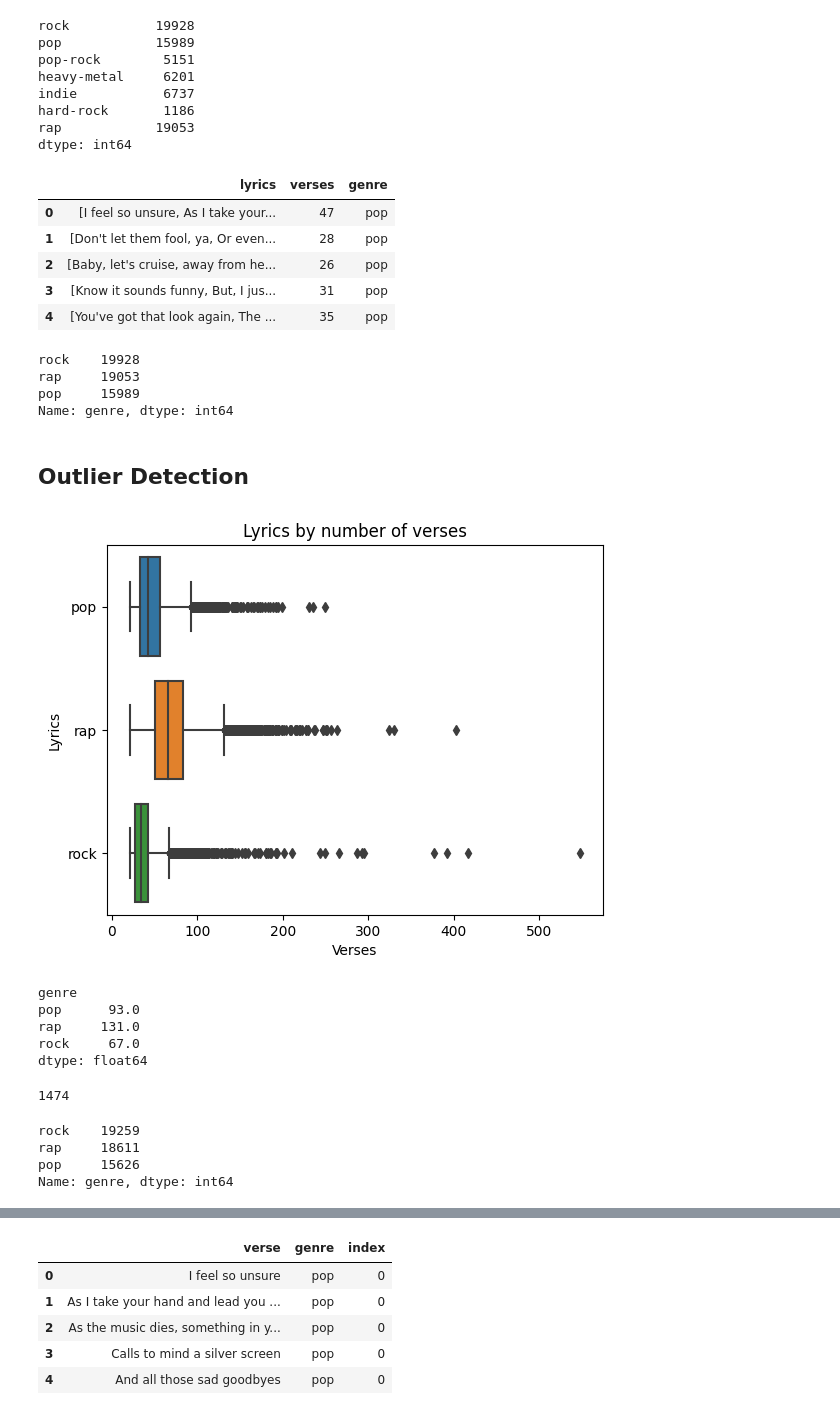
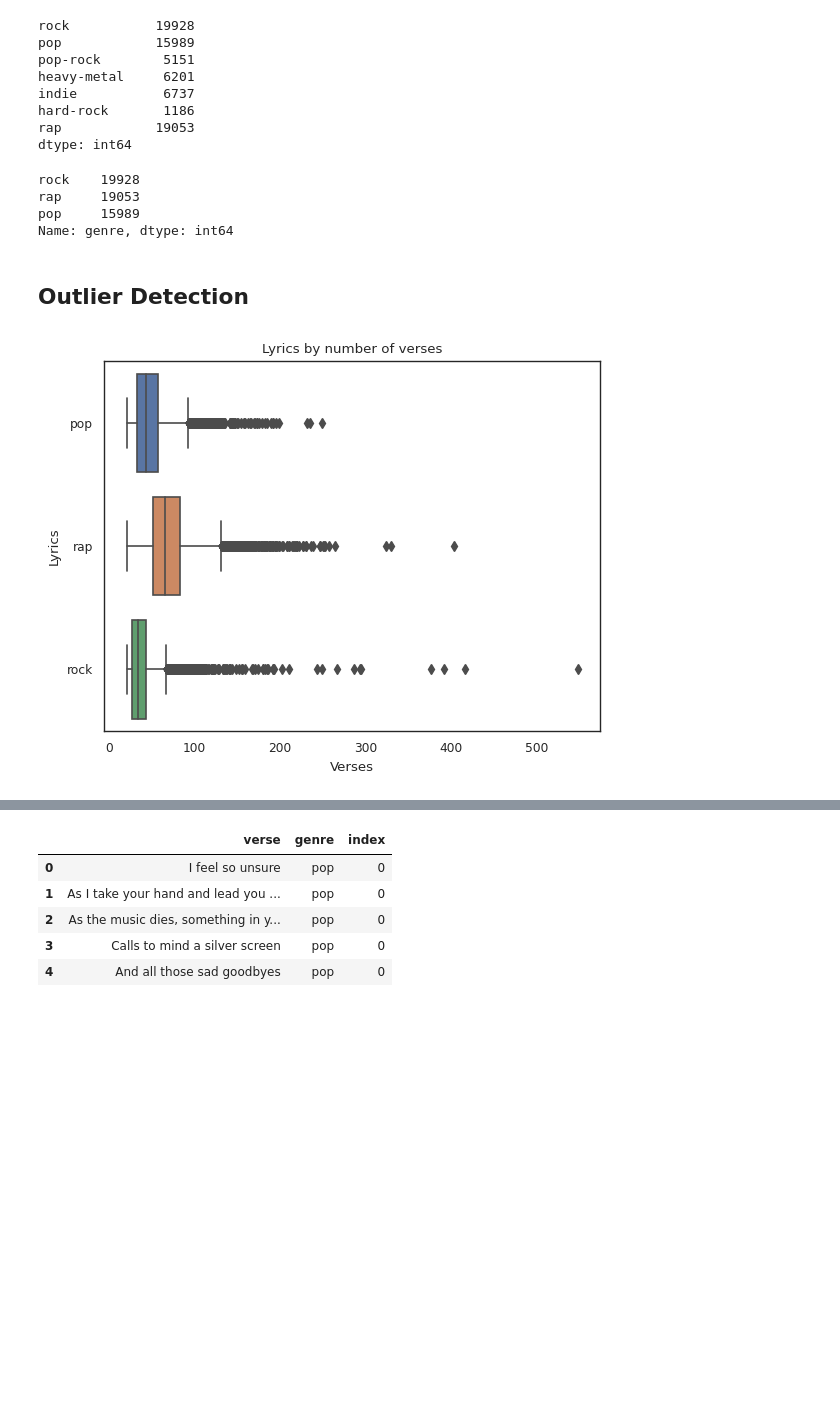
Before and after one commit to mattiapggioli/lyrics2ts, a Jupyter notebook: notebooks/data_preparation.ipynb, the cells around one changed output, grey strips where cells are left out. Cells and saved outputs as stored; diff of their text form; code cells hidden in the pictures; blank space fills up the shorter version.

```diff
--- a/notebooks/data_preparation.ipynb
+++ b/notebooks/data_preparation.ipynb
@@ -148,10 +154,10 @@ Number of lyrics 143165
 # Duplicates are songs with multiple artists (e.g. a featuring)
 # Remove duplicates having the same genre
 print(f'Duplicates with the same genre: {df.duplicated().sum()}')
-df.drop_duplicates(inplace=True)
+df = df.drop_duplicates()
 # Remove lyrics with different genres among duplicates:
 print(f'Duplicates with different genres: {df.duplicated(subset="lyrics").sum()}')
-df.drop_duplicates(subset="lyrics", keep=False, inplace=True)
+df = df.drop_duplicates(subset="lyrics", keep=False)
 # %% [output]
 Duplicates with the same genre: 646
 Duplicates with different genres: 555
@@ -176,5 +182,5 @@ clean_text(rand)
 # %%
-df['lyrics'] = [clean_text(lyrics) for lyrics in tqdm(df['lyrics'])]
+df['lyrics'] = [clean_text(lyrics) for lyrics in df['lyrics']]
 # %%
 # Split lyrics in verses consider \n as sep, filter empty element in list (it's the result of '\n\n' or spaces)
 df['lyrics'] = list(map(lambda x: [verse for verse in x.split('\n') if verse.strip()], df['lyrics']))
@@ -214,43 +219,35 @@ rap            19053
 dtype: int64
 # %%
 # Drop songs with multiple genres
-df.drop(df[df[genre_labels].sum(axis=1) > 1].index, inplace=True)
+df = df.drop(df[df[genre_labels].sum(axis=1) > 1].index)
 # Keep only rock, pop and rap lyrics:
 # 1) Remove columns
-df.drop(columns=['pop-rock','heavy-metal','indie','hard-rock'], inplace=True)
+df = df.drop(columns=['pop-rock','heavy-metal','indie','hard-rock'])
 # 2) Remove rows
 genre_labels = ['rock','pop','rap']
-df.drop(df[df[genre_labels].sum(axis=1) == 0].index, inplace=True)
+df = df.drop(df[df[genre_labels].sum(axis=1) == 0].index)
 # %%
 # Map again dummy variables to labels
-df['genre'] = df[['rock', 'pop', 'rap']].apply(lambda x: 'rock' if x[0] == 1 else ('pop' if x[1] == 1 else ('rap' if x[2] == 1 else None)), axis=1)
+df['genre'] = df[['rock', 'pop', 'rap']].apply(
+    lambda x: 'rock' if x[0] == 1 else ('pop' if x[1] == 1 else ('rap' if x[2] == 1 else None)), axis=1)
 
 # Drop dummy variables
 df = df.drop(columns=['rock', 'pop', 'rap'])
 
-df.head()
+df['genre'].value_counts()
 # %% [output]
-|  | lyrics | verses | genre |
-| 0 | [I feel so unsure, As I take your... | 47 | pop |
-| 1 | [Don't let them fool, ya, Or even... | 28 | pop |
-| 2 | [Baby, let's cruise, away from he... | 26 | pop |
-| 3 | [Know it sounds funny, But, I jus... | 31 | pop |
-| 4 | [You've got that look again, The ... | 35 | pop |
+rock    19928
+rap     19053
+pop     15989
+Name: genre, dtype: int64
-# %%
-df['genre'].value_counts()
-# %% [output]
-rock    19928
-rap     19053
-pop     15989
-Name: genre, dtype: int64
 # %% [markdown]
 ## Outlier Detection
 # %%
 fig, ax = plt.subplots()
 ax = sns.boxplot(data=df, x='verses', y='genre')
 ax.set_xlabel('Verses')
 ax.set_ylabel('Lyrics')
 ax.set_title('Lyrics by number of verses')
-plt.show()
+tikzplotlib.save('../tikz/box_lyrics_verses.tex')
 # %% [output]
-[figure, old version]
+[figure, new version]
@@ -270,14 +254,2 @@ outlier_index = df[df['outlier'] == True].index
-# %%
-upper_bound
-# %% [output]
-genre
-pop      93.0
-rap     131.0
-rock     67.0
-dtype: float64
-# %%
-print(len(outlier_index))
-# %% [output]
-1474
 # %%
 # Drop the outlier rows from the DataFrame
@@ -285,7 +256,0 @@ df = df.drop(outlier_index)
-# %%
-df['genre'].value_counts()
-# %% [output]
-rock    19259
-rap     18611
-pop     15626
-Name: genre, dtype: int64
```
Also changed, not shown: parts of 37 cells of this notebook.
